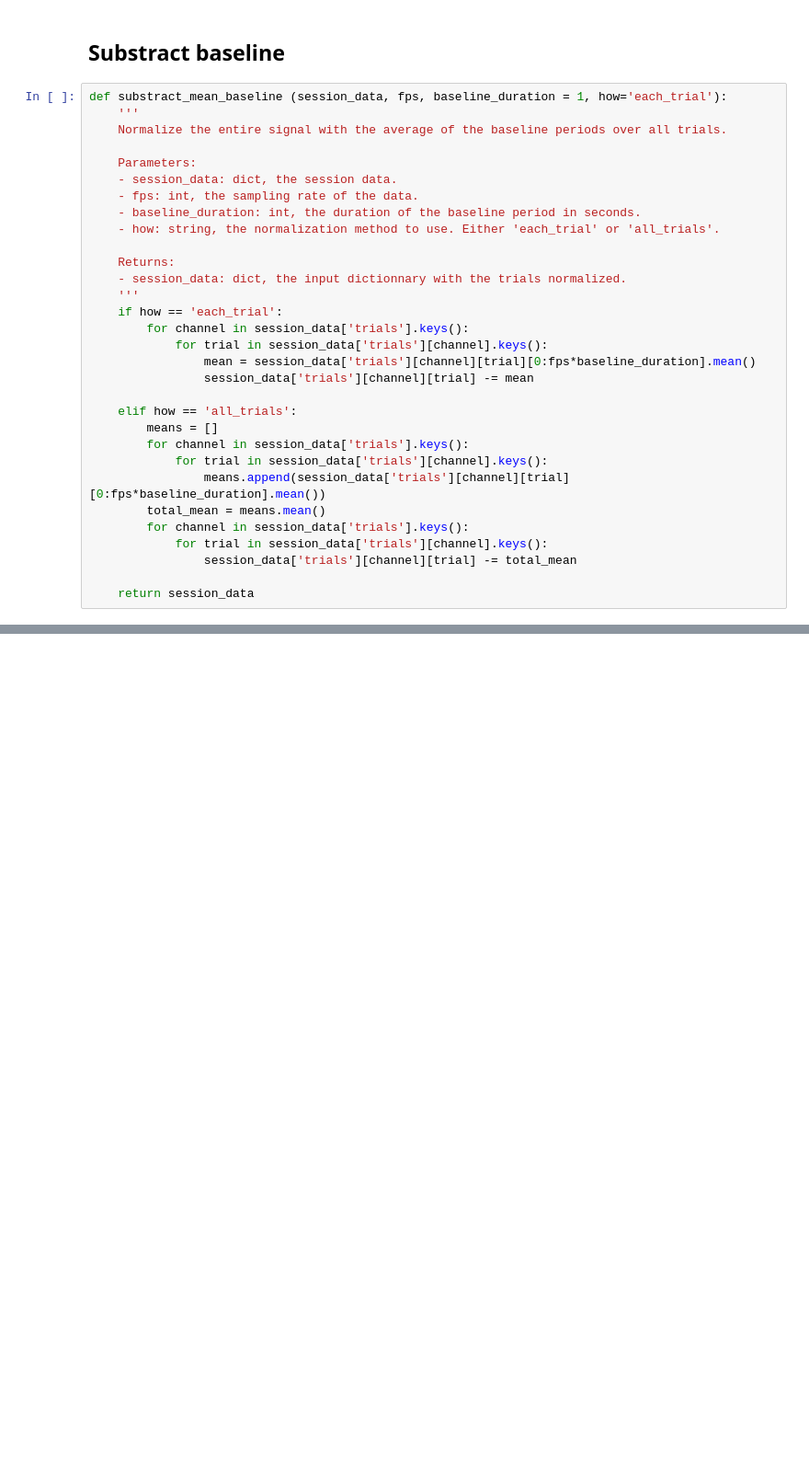
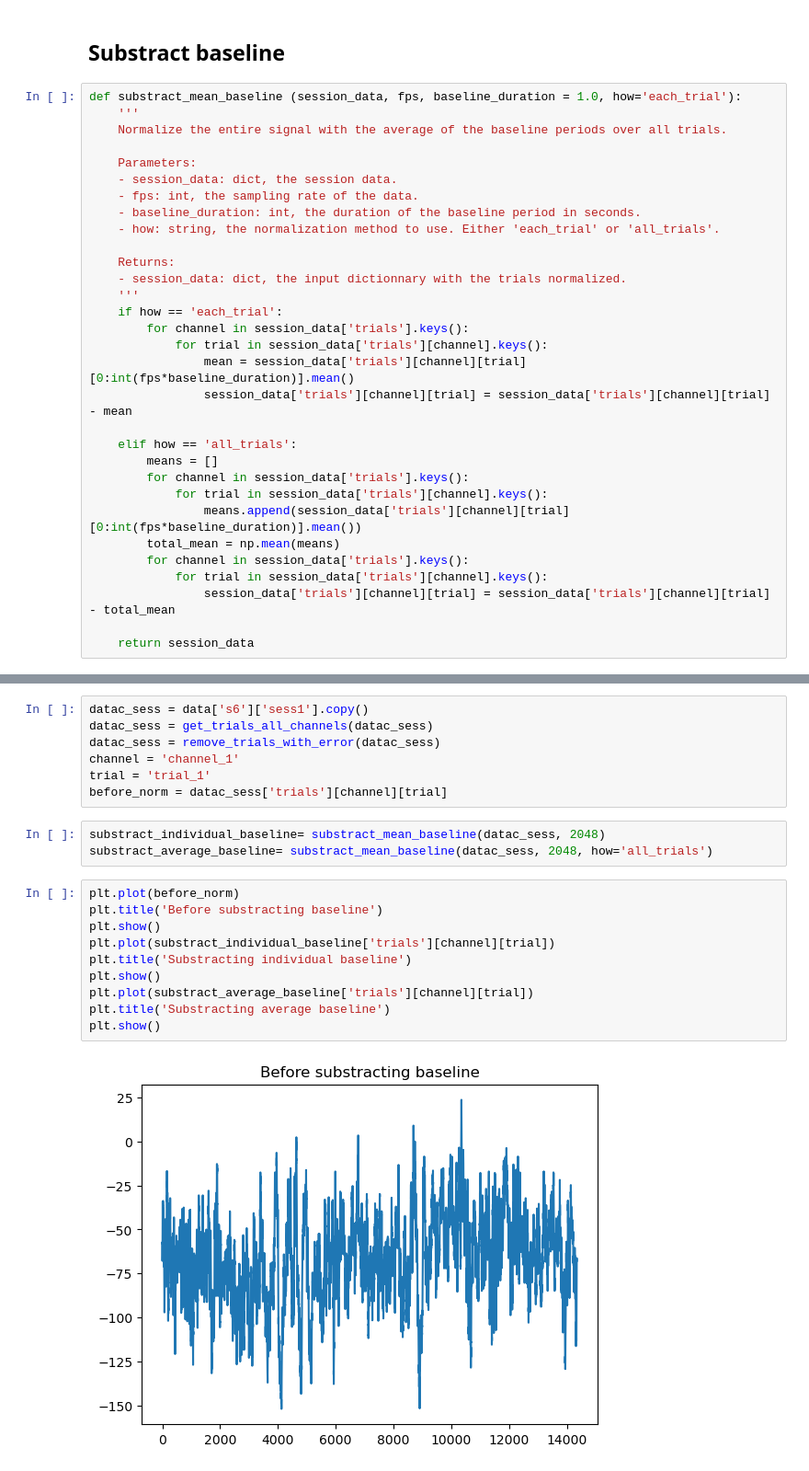
Before and after one commit to CS-433/ml-project-2-ml4science_tne, a Jupyter notebook: Code/preprocessing.ipynb, the cells around one changed output, grey strips where cells are left out. Shown at 92% size. Saved outputs shown, nothing was run; the diff lists cells and outputs as text; blank space fills up the shorter version.

Commit message:
Fixed baseline substraction.

```diff
--- a/Code/preprocessing.ipynb
+++ b/Code/preprocessing.ipynb
@@ -427,7 +427,7 @@ datac_sess = remove_trials_with_error(datac_sess)
 # %% [markdown]
 ## Substract baseline
 # %%
-def substract_mean_baseline (session_data, fps, baseline_duration = 1, how='each_trial'):
+def substract_mean_baseline (session_data, fps, baseline_duration = 1.0, how='each_trial'):
     '''
     Normalize the entire signal with the average of the baseline periods over all trials.
 
@@ -443,17 +443,17 @@ def substract_mean_baseline (session_data, fps, baseline_duration = 1, how='each
     if how == 'each_trial':
         for channel in session_data['trials'].keys():
             for trial in session_data['trials'][channel].keys():
-                mean = session_data['trials'][channel][trial][0:fps*baseline_duration].mean()
-                session_data['trials'][channel][trial] -= mean
+                mean = session_data['trials'][channel][trial][0:int(fps*baseline_duration)].mean()
+                session_data['trials'][channel][trial] = session_data['trials'][channel][trial] - mean
 
     elif how == 'all_trials':
         means = []
         for channel in session_data['trials'].keys():
             for trial in session_data['trials'][channel].keys():
-                means.append(session_data['trials'][channel][trial][0:fps*baseline_duration].mean())
-        total_mean = means.mean()
+                means.append(session_data['trials'][channel][trial][0:int(fps*baseline_duration)].mean())
+        total_mean = np.mean(means)
         for channel in session_data['trials'].keys():
             for trial in session_data['trials'][channel].keys():
-                session_data['trials'][channel][trial] -= total_mean
+                session_data['trials'][channel][trial] = session_data['trials'][channel][trial] - total_mean
 
     return session_data
@@ -468,0 +460,22 @@ plt.show()
+# %%
+datac_sess = data['s6']['sess1'].copy()
+datac_sess = get_trials_all_channels(datac_sess)
+datac_sess = remove_trials_with_error(datac_sess)
+channel = 'channel_1'
+trial = 'trial_1'
+before_norm = datac_sess['trials'][channel][trial]
+# %%
+substract_individual_baseline= substract_mean_baseline(datac_sess, 2048)
+substract_average_baseline= substract_mean_baseline(datac_sess, 2048, how='all_trials')
+# %%
+plt.plot(before_norm)
+plt.title('Before substracting baseline')
+plt.show()
+plt.plot(substract_individual_baseline['trials'][channel][trial])
+plt.title('Substracting individual baseline')
+plt.show()
+plt.plot(substract_average_baseline['trials'][channel][trial])
+plt.title('Substracting average baseline')
+plt.show()
+# %% [output]
+[figure, added]
```
Also changed, not shown: parts of 2 cells of this notebook.
